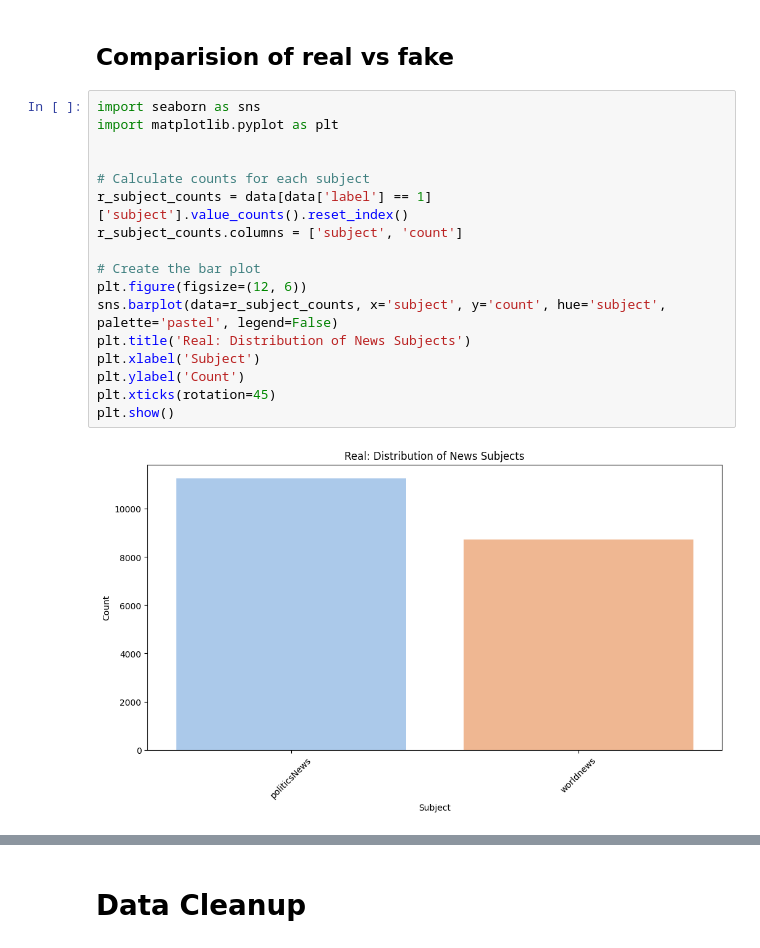
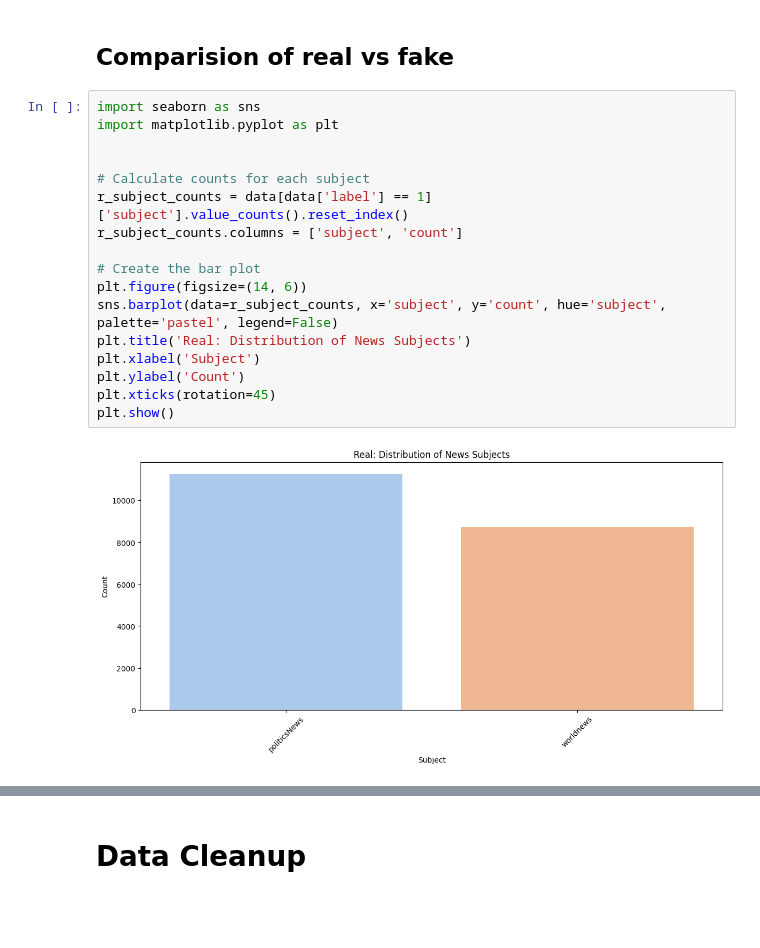
Before and after one commit to ashishsantikari/project-nlp-challenge, a Jupyter notebook: solution.ipynb, the cells around one changed output, grey strips where cells are left out. Cells and saved outputs as stored; diff of their text form; blank space fills up the shorter version.

```diff
--- a/solution.ipynb
+++ b/solution.ipynb
@@ -187,22 +174,22 @@ plt.show()
 # %%
 import seaborn as sns
 import matplotlib.pyplot as plt
 
 
 # Calculate counts for each subject
 r_subject_counts = data[data['label'] == 1]['subject'].value_counts().reset_index()
 r_subject_counts.columns = ['subject', 'count']
 
 # Create the bar plot
-plt.figure(figsize=(12, 6))
+plt.figure(figsize=(14, 6))
 sns.barplot(data=r_subject_counts, x='subject', y='count', hue='subject', palette='pastel', legend=False)
 plt.title('Real: Distribution of News Subjects')
 plt.xlabel('Subject')
 plt.ylabel('Count')
 plt.xticks(rotation=45)
 plt.show()
 # %% [output]
-[figure, old version]
+[figure, new version]
 # %%
 import seaborn as sns
 import matplotlib.pyplot as plt
```
Also changed, not shown: parts of 34 cells of this notebook.
